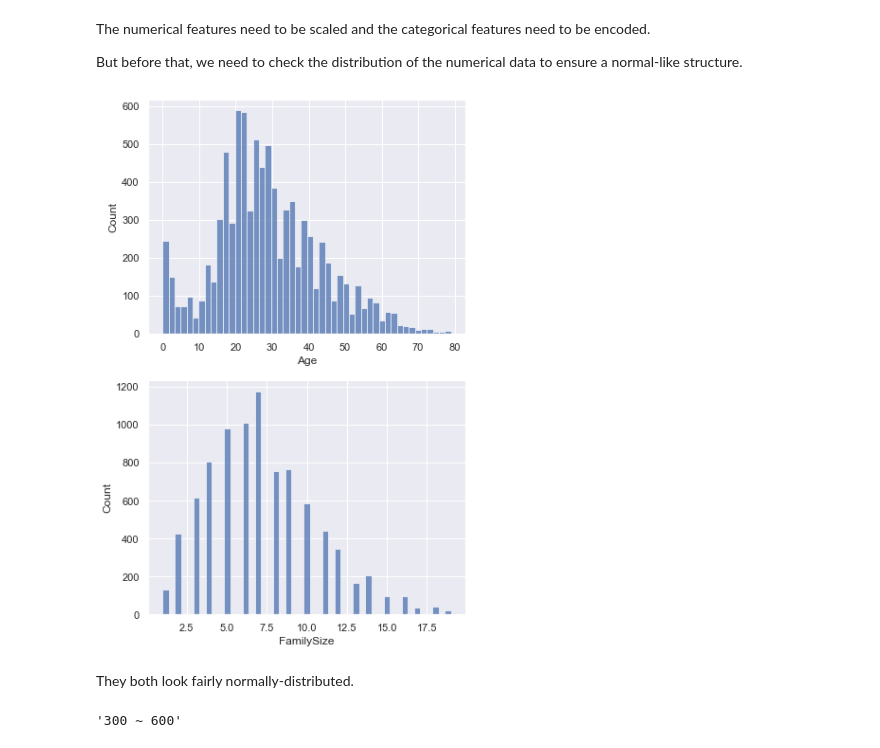
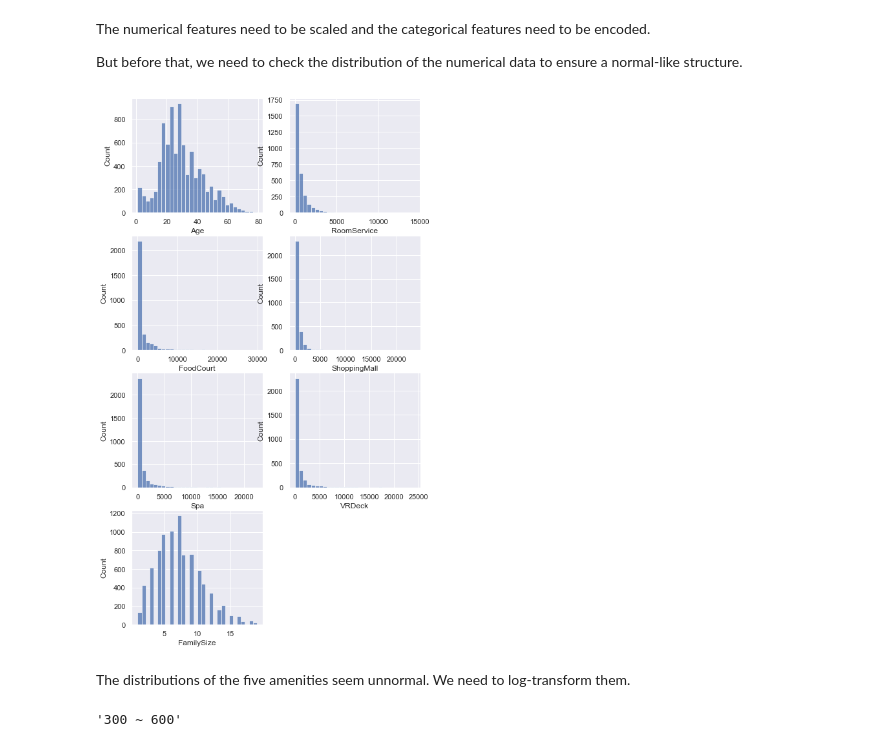
Before and after one commit to yulun-cd/space-titanic, a Jupyter notebook: space-titanic.ipynb, the cells around one changed output. Saved outputs shown, nothing was run; the diff lists cells and outputs as text; code cells hidden in the pictures.

```diff
--- a/space-titanic.ipynb
+++ b/space-titanic.ipynb
@@ -694,11 +691,0 @@ Perform the same feature engineering for the five amenities as well.
-# %%
-plt.figure(figsize=(6, 15))
-
-for i, col in enumerate(num_cols[1:]):
-    df_train['Spend'+col] = df_train[col] > 0
-    df_test['Spend'+col] = df_test[col] > 0
-
-    plt.subplot(5,1,i+1)
-    sns.countplot(data=df_train, x='Spend'+col, hue='Transported')
-
-plt.show()
@@ -711,7 +696,7 @@ drop_col(num_cols[1:]+['TotalSpend'])
 # %%
 num_cols, cat_cols = [], []
 for col_name in df_test.columns:
-    if df_train.dtypes[col_name] == int:
+    if df_train.dtypes[col_name] == int or df_train.dtypes[col_name] == float:
         num_cols.append(col_name)
     else:
         cat_cols.append(col_name)
@@ -732,15 +717,15 @@ The numerical features need to be scaled and the categorical features need to be
 
 But before that, we need to check the distribution of the numerical data to ensure a normal-like structure.
 # %%
-# check distributions of the numerical data
-plt.figure(figsize=(6, 10))
+# check distributions of the numerical data (only check values greater than 0)
+plt.figure(figsize=(8, 15))
 
 for i, col in enumerate(num_cols):
-    plt.subplot(2, 1, i+1)
-    sns.histplot(data=df_train, x=col)
+    plt.subplot(4, 2, i+1)
+    sns.histplot(data=df_train[df_train[col]>0], x=col, bins=30)
 
 plt.show()
 # %% [output]
-[figure, old version]
+[figure, new version]
-# %% [markdown]
-They both look fairly normally-distributed.
+# %% [markdown]
+The distributions of the five amenities seem unnormal. We need to log-transform them.
```
Also changed, not shown: parts of 14 cells of this notebook.
